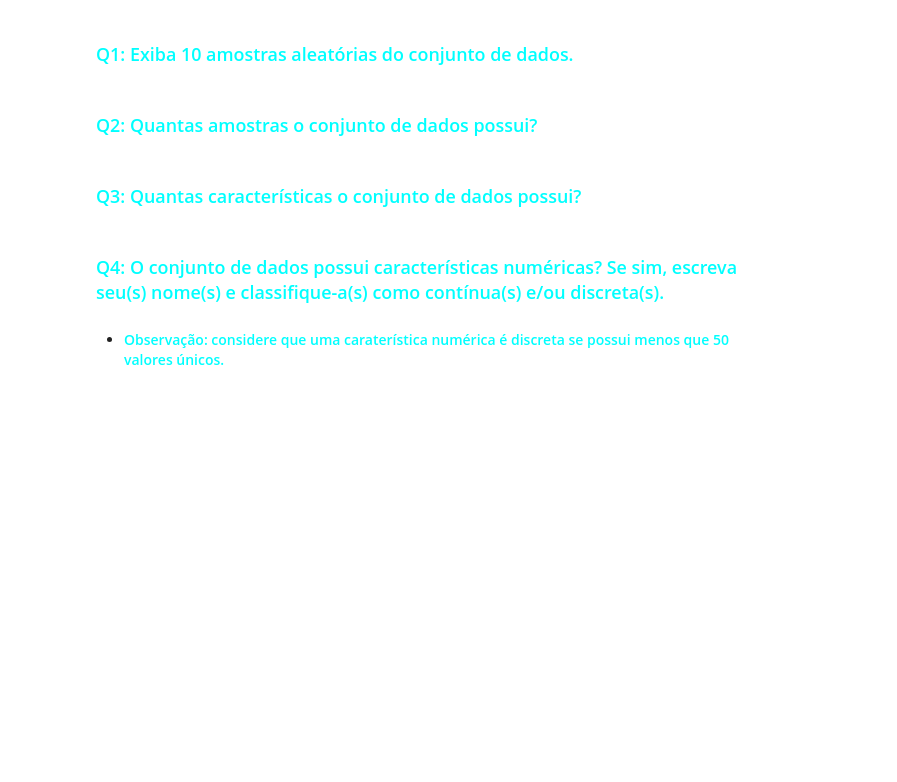
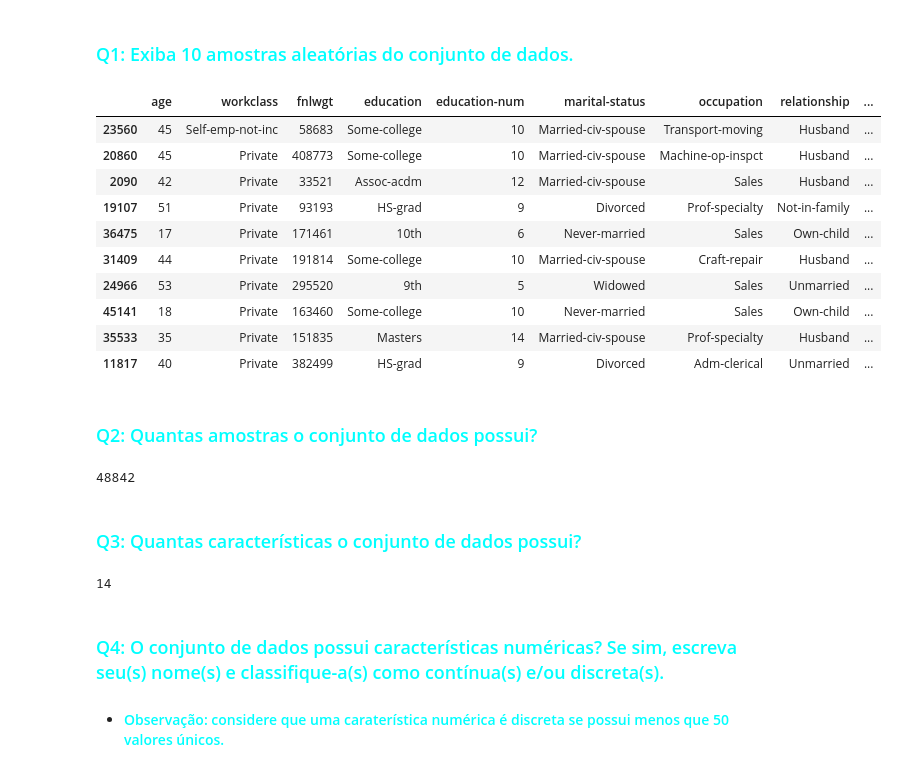
Before and after one commit to RennowT/C318, a Jupyter notebook: C318_2026_1_Atividade_02_1954.ipynb, the cells around one changed output. Cells and saved outputs as stored; diff of their text form; code cells hidden in the pictures; blank space fills up the shorter version.

```diff
--- a/C318_2026_1_Atividade_02_1954.ipynb
+++ b/C318_2026_1_Atividade_02_1954.ipynb
@@ -65,10 +114,32 @@ df
 ## <font color='green'>**2.1 Conjuntos de Dados**</font>
 # %% [markdown]
 ### <font color='cyan'>Q1: Exiba 10 amostras aleatórias do conjunto de dados.</font>
+# %%
+df.sample(10)
+# %% [output]
+|  | age | workclass | fnlwgt | education | education-num | marital-status | occupation | relationship | ... |
+| 23560 | 45 | Self-emp-not-inc | 58683 | Some-college | 10 | Married-civ-spouse | Transport-moving | Husband | ... |
+| 20860 | 45 | Private | 408773 | Some-college | 10 | Married-civ-spouse | Machine-op-inspct | Husband | ... |
+| 2090 | 42 | Private | 33521 | Assoc-acdm | 12 | Married-civ-spouse | Sales | Husband | ... |
+| 19107 | 51 | Private | 93193 | HS-grad | 9 | Divorced | Prof-specialty | Not-in-family | ... |
+| 36475 | 17 | Private | 171461 | 10th | 6 | Never-married | Sales | Own-child | ... |
+| 31409 | 44 | Private | 191814 | Some-college | 10 | Married-civ-spouse | Craft-repair | Husband | ... |
+| 24966 | 53 | Private | 295520 | 9th | 5 | Widowed | Sales | Unmarried | ... |
+| 45141 | 18 | Private | 163460 | Some-college | 10 | Never-married | Sales | Own-child | ... |
+| 35533 | 35 | Private | 151835 | Masters | 14 | Married-civ-spouse | Prof-specialty | Husband | ... |
+| 11817 | 40 | Private | 382499 | HS-grad | 9 | Divorced | Adm-clerical | Unmarried | ... |
 # %% [markdown]
 ### <font color='cyan'>Q2: Quantas amostras o conjunto de dados possui?</font>
+# %%
+df.shape[0]
+# %% [output]
+48842
 # %% [markdown]
 ### <font color='cyan'>Q3: Quantas características o conjunto de dados possui?</font>
+# %%
+X.shape[1]
+# %% [output]
+14
 # %% [markdown]
 ### <font color='cyan'>Q4: O conjunto de dados possui características numéricas? Se sim, escreva seu(s) nome(s) e classifique-a(s) como contínua(s) e/ou discreta(s).</font>
 - #### <font color='cyan'>Observação: considere que uma caraterística numérica é discreta se possui menos que 50 valores únicos.</font>
```
Also changed, not shown: parts of 8 cells of this notebook.
